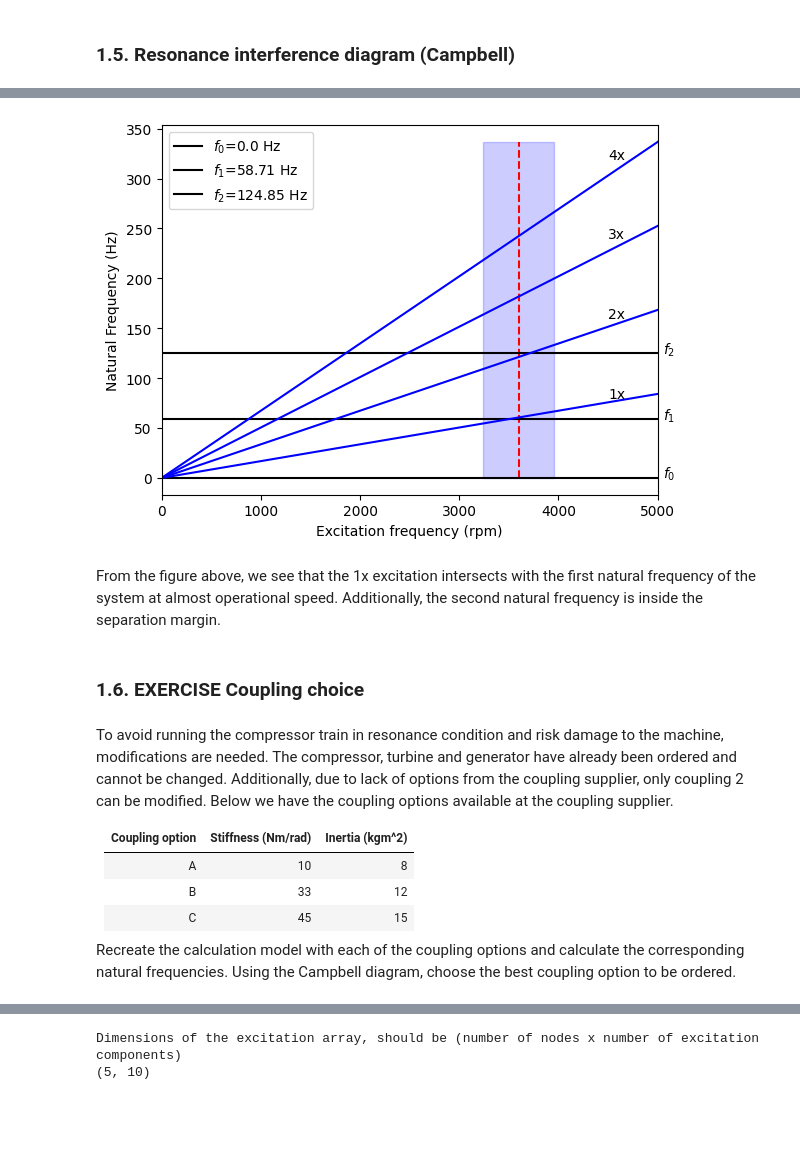
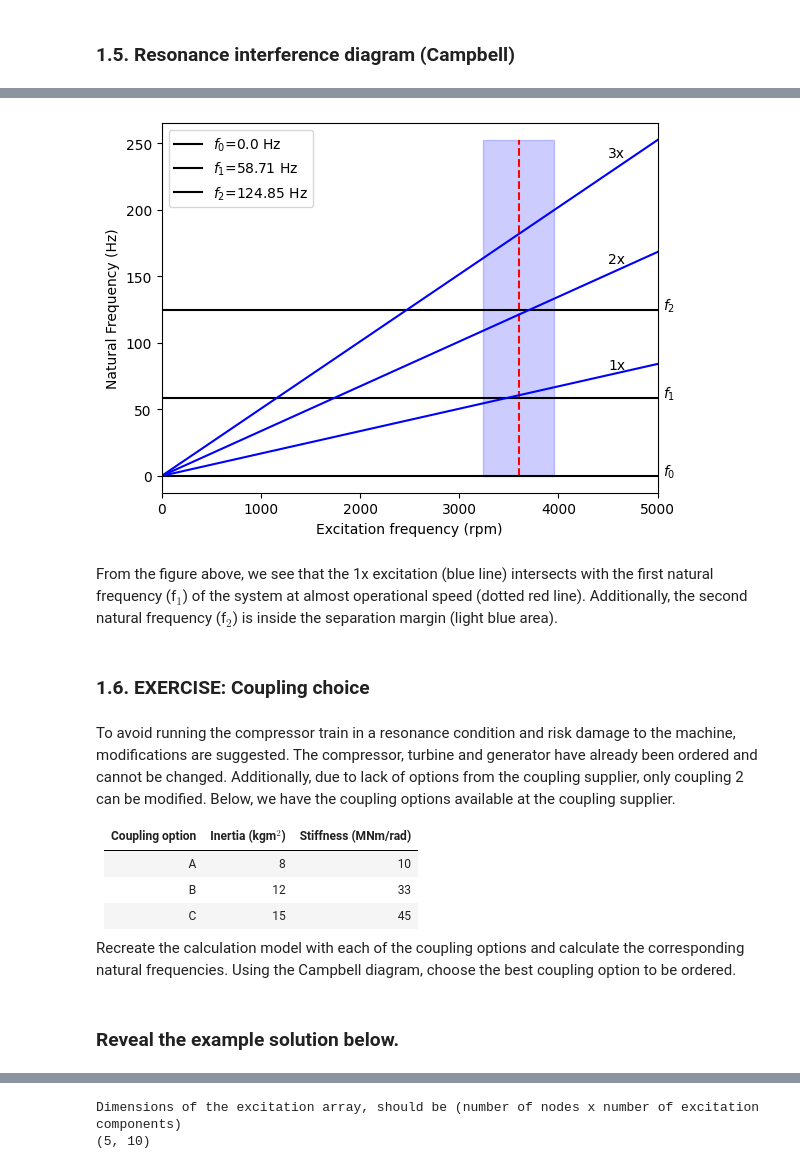
Before and after one commit to Aalto-Arotor/Aalto-Arotor.github.io, a Jupyter notebook: content/Torsional_dynamics_with_python.ipynb, the cells around one changed output, grey strips where cells are left out. Cells and saved outputs as stored; diff of their text form; code cells hidden in the pictures; blank space fills up the shorter version.

```diff
--- a/content/Torsional_dynamics_with_python.ipynb
+++ b/content/Torsional_dynamics_with_python.ipynb
@@ -212,27 +375,32 @@ A common method on illustrating the natural frequnecies of a rotor system is thr
 # %%
-# Campbell diagram is drawn using the campbell_diagram method of the ot.Plots
-# class. The method takes as parameters the number of natural frequencies to be
-# included in the diagram and the maximum excitation frequency.
+"""
+Here we draw a Campbell diagram using the campbell_diagram method of the ot.Plots
+class. The method takes as parameters the frequency range for the plot in rpm, harmonics
+to be plotted and the number of natural frequencies to be included in the diagram
+and the operating speed of the power train in rpm.
+"""
 
-# plot_tool = ot.Plots(compressor_train)
-# plot_tool.campbell_diagram(12,100) ##TODO fix this
-plot_campbell(compressor_train, frequency_range=[0, 5000], harmonics=[1, 2, 3, 4], num_modes=3, operating_speeds=[3600])
+plot_campbell(
+    compressor_train, frequency_range_rpm=[0, 5000], harmonics=[1, 2, 3], num_modes=3, operating_speeds_rpm=[3600]
+)
 # %% [output]
-[figure, old version]
+[figure, new version]
 # %% [markdown]
-From the figure above, we see that the 1x excitation intersects with the first natural frequency of the system at almost operational speed. Additionally, the second natural frequency is inside the separation margin.
+From the figure above, we see that the 1x excitation (blue line) intersects with the first natural frequency (f$_1$) of the system at almost operational speed (dotted red line). Additionally, the second natural frequency (f$_2$) is inside the separation margin (light blue area).
 # %% [markdown]
-### <b> 1.6. EXERCISE Coupling choice </b>
+### <b> 1.6. EXERCISE: Coupling choice </b>
 # %% [markdown]
-To avoid running the compressor train in resonance condition and risk damage to the machine, modifications are needed. The compressor, turbine and generator have already been ordered and cannot be changed. Additionally, due to lack of options from the coupling supplier, only coupling 2 can be modified. Below we have the coupling options available at the coupling supplier.
+To avoid running the compressor train in a resonance condition and risk damage to the machine, modifications are suggested. The compressor, turbine and generator have already been ordered and cannot be changed. Additionally, due to lack of options from the coupling supplier, only coupling 2 can be modified. Below, we have the coupling options available at the coupling supplier.
 
-| Coupling option | Stiffness (Nm/rad) | Inertia (kgm^2) |
-| --------------- | ------------------ | --------------- |
-| A               | 10                 | 8               |
-| B               | 33                 | 12              |
-| C               | 45                 | 15              |
+| Coupling option | Inertia (kgm$^2$) | Stiffness (MNm/rad) |
+| --------------- | ----------------- | ------------------- |
+| A               | 8                 | 10                  |
+| B               | 12                | 33                  |
+| C               | 15                | 45                  |
 
 Recreate the calculation model with each of the coupling options and calculate the corresponding natural frequencies. Using the Campbell diagram, choose the best coupling option to be ordered.
 # %%
 # WRITE THE ANSWER HERE
+# %% [markdown]
+### Reveal the example solution below.
 # %%
```
Also changed, not shown: parts of 35 cells of this notebook, 1 other file.
